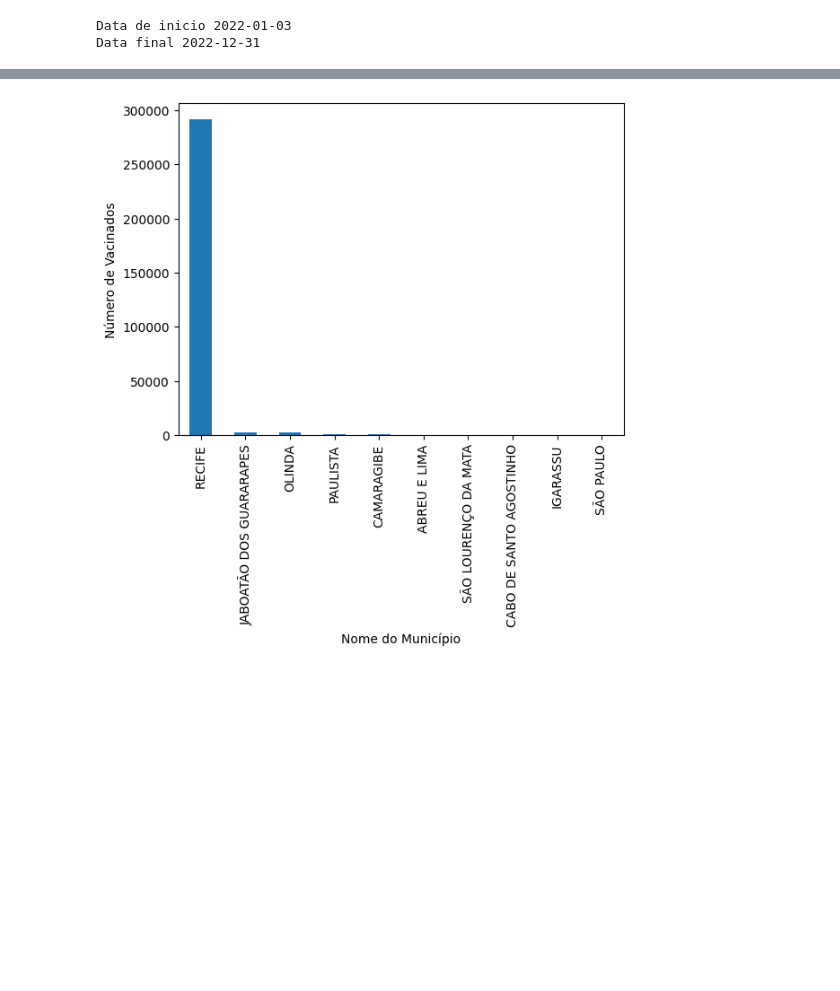
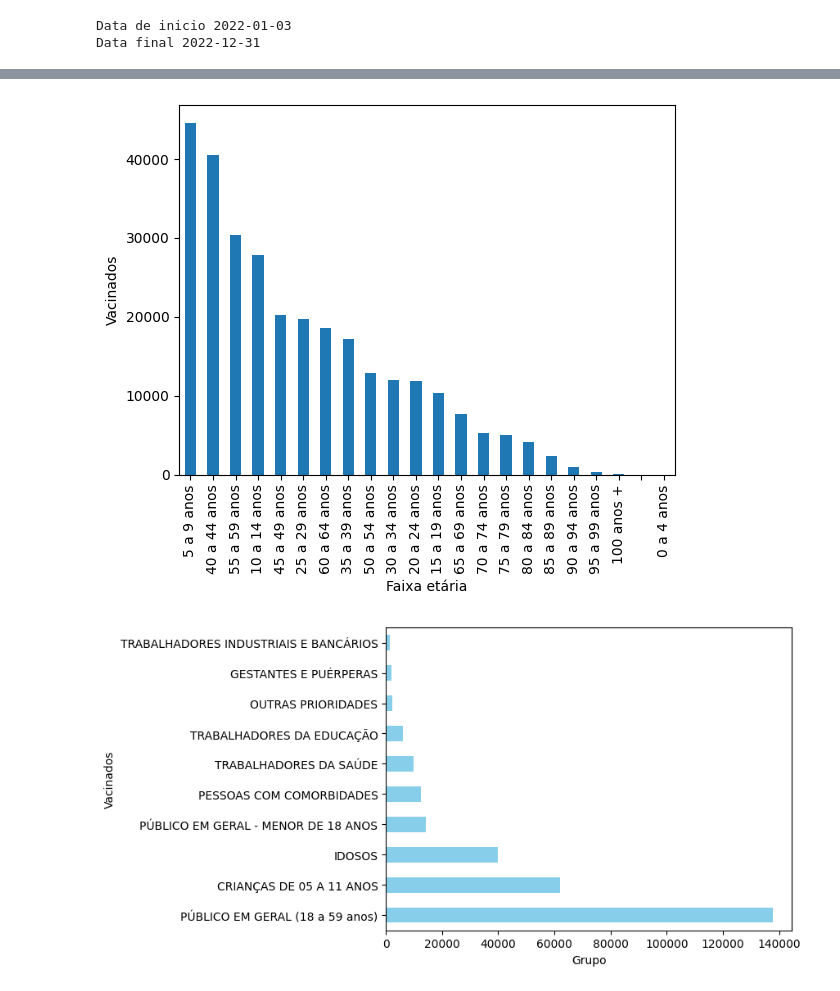
Before and after one commit to VellyKs/BigData_Data-set, a Jupyter notebook: data_setBigData.ipynb, the cells around one changed output, grey strips where cells are left out. Saved outputs shown, nothing was run; the diff lists cells and outputs as text; code cells hidden in the pictures; blank space fills up the shorter version.

```diff
--- a/data_setBigData.ipynb
+++ b/data_setBigData.ipynb
@@ -81,7 +81,8 @@ Agora vamos criar uma nova conexão com o banco de dados para fazermos consultas
 connection = sqlite3.connect('vacinados.db')
 
 # Criando uma variavel que recebe todo o valor da leitura
-vc = pd.read_sql_query("select * from vacinados", connection)
+
+vc = pd.read_sql_query("select * from vacinados where municipio like '%recife%';", connection)
 # %% [markdown]
 Vamos começar nossa análise exploratória:
 # %%
@@ -169,8 +198,16 @@ Data final 2022-12-31
+# %%
+vc_idade = vc.faixa_etaria.value_counts()
+vc_idade.plot(kind='bar')
+plt.xlabel('Faixa etária')
+plt.ylabel('Vacinados')
+plt.show()
+# %% [output]
+[figure, added]
 # %%
-vc_municipio = vc.municipio.value_counts().head(10)
-vc_municipio.plot(kind='bar')
-plt.xlabel('Nome do Município')
-plt.ylabel('Número de Vacinados')
+vc_grupo = vc.grupo.value_counts().head(10)
+vc_grupo.plot(kind='barh', color='skyblue')
+plt.xlabel('Grupo')
+plt.ylabel('Vacinados')
 plt.show()
 # %% [output]
-[figure, old version]
+[figure, new version]
```
Also changed, not shown: parts of 7 cells of this notebook.
